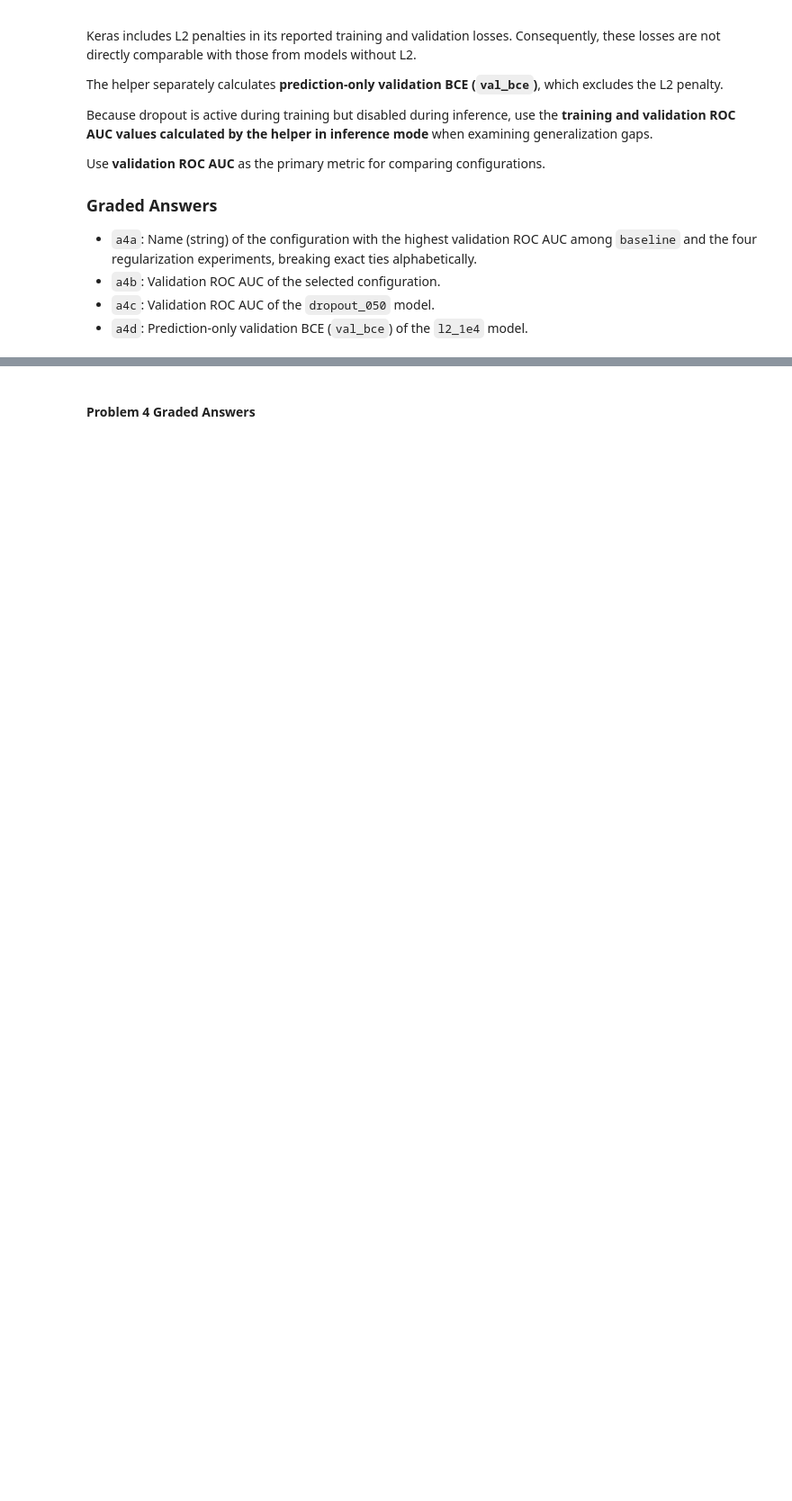
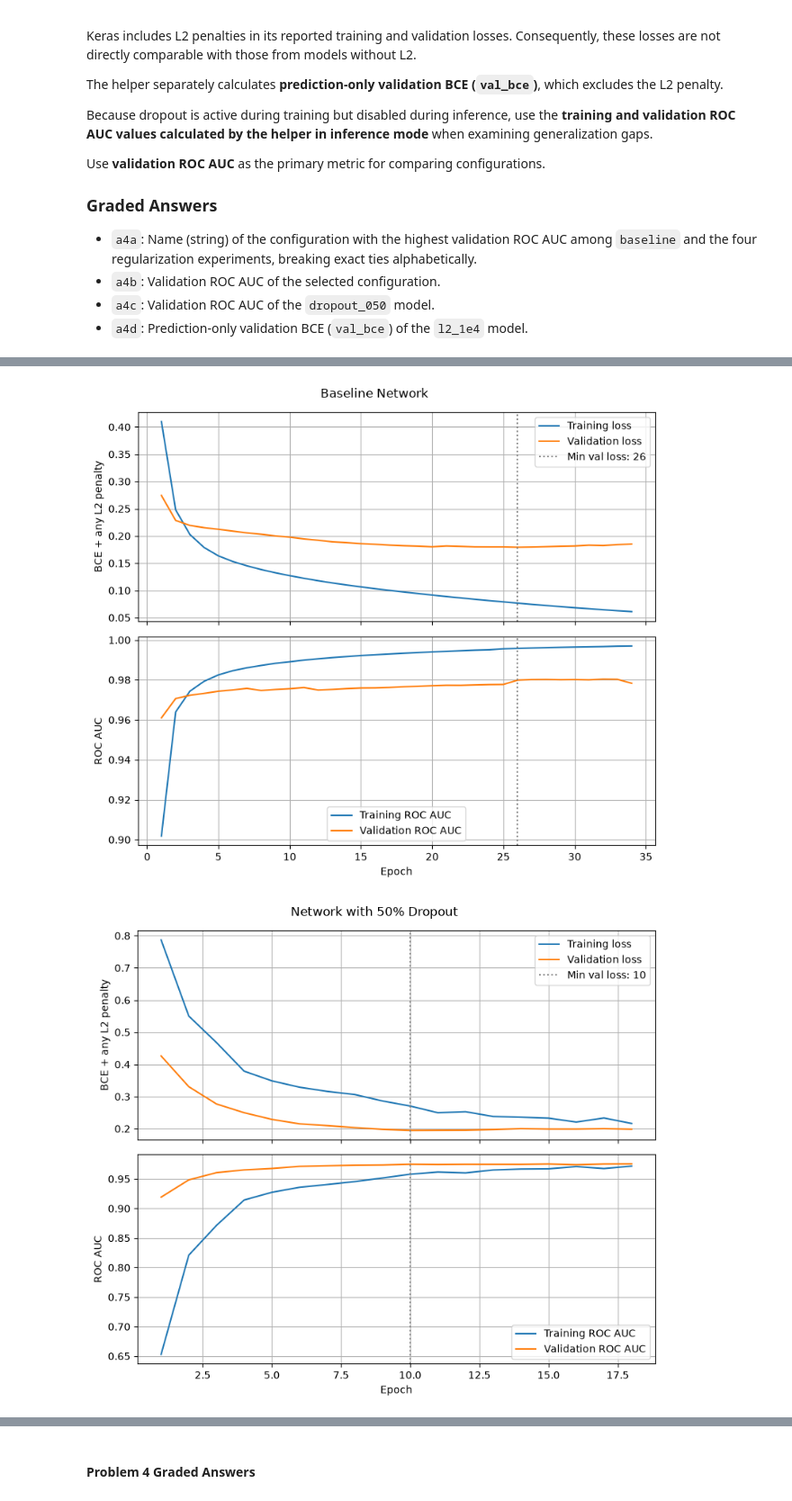
Before and after one commit to anamomds/machinelearningfall26, a Jupyter notebook: Homework_10.ipynb, the cells around one changed output, grey strips where cells are left out. Shown at 90% size. Drawn from its saved outputs; the diff is of its cells as text; code cells hidden in the pictures; blank space fills up the shorter version.

```diff
--- a/Homework_10.ipynb
+++ b/Homework_10.ipynb
@@ -508,0 +753,18 @@ Use **validation ROC AUC** as the primary metric for comparing configurations.
+# %%
+plot_history(
+    experiment_results["baseline"]["history"],
+    "Baseline Network"
+)
+
+plot_history(
+    experiment_results["dropout_050"]["history"],
+    "Network with 50% Dropout"
+)
+
+plot_history(
+    experiment_results["l2_1e4"]["history"],
+    "Network with L2 Regularization"
+)
+# %% [output]
+[figure, added]
+[figure, added]
```
Also changed, not shown: parts of 58 cells of this notebook.
